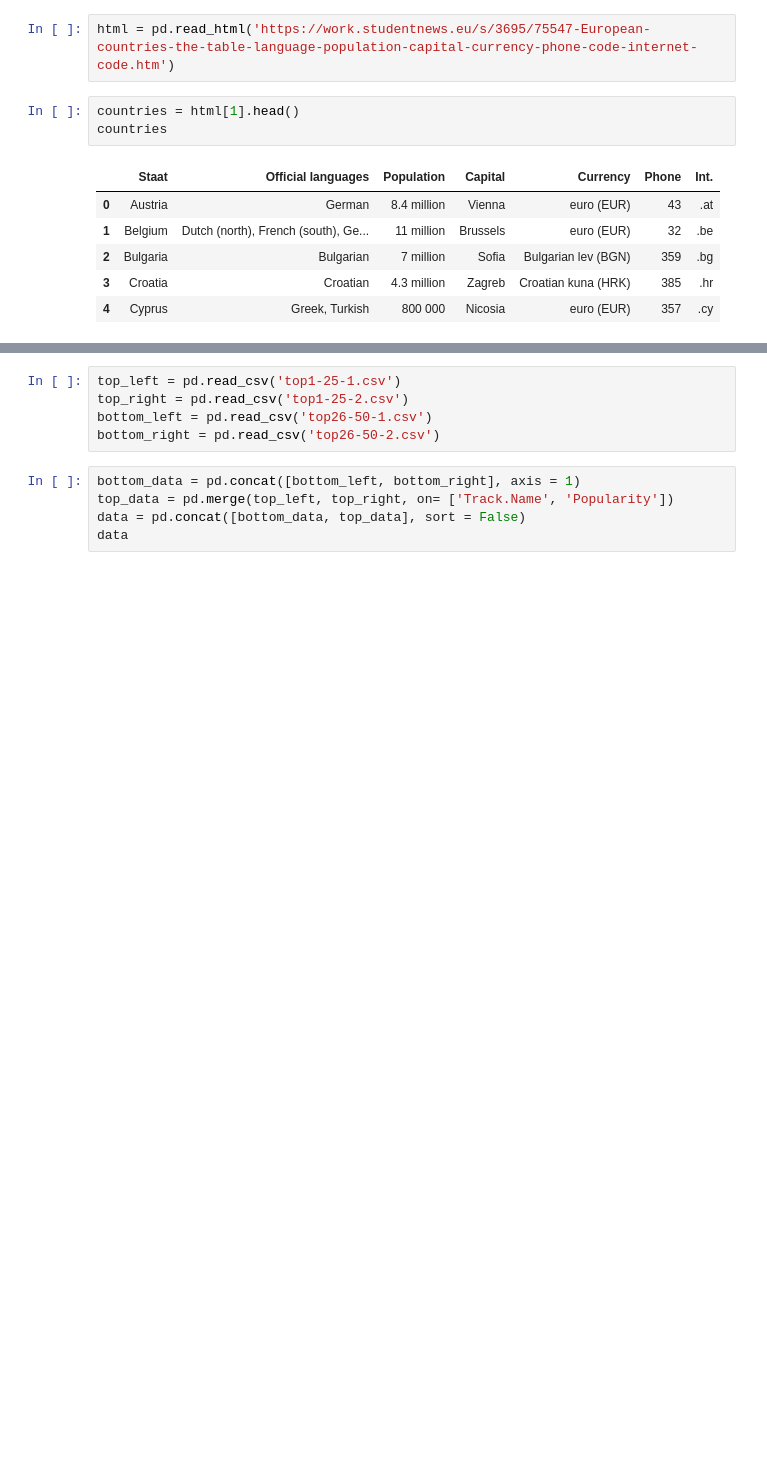
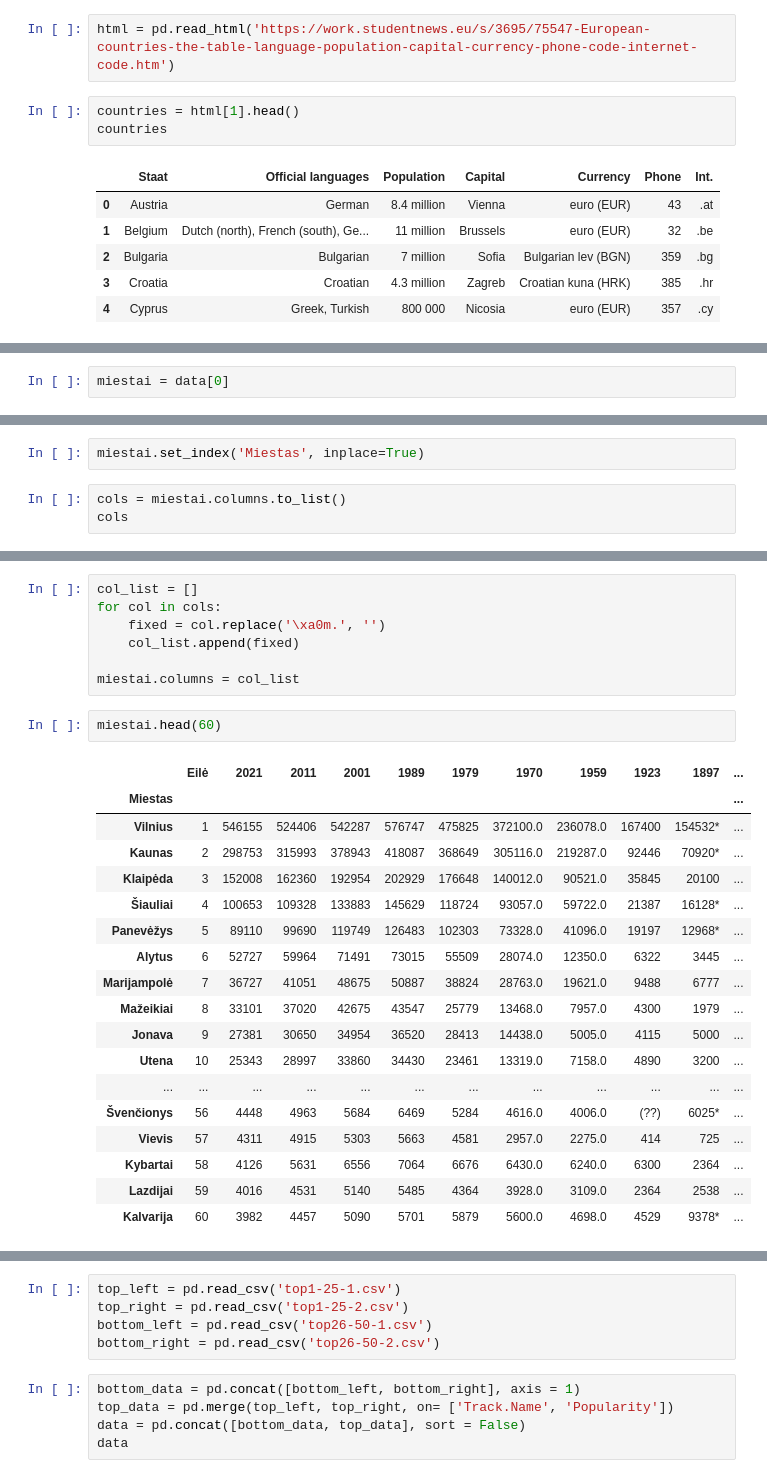
Before and after one commit to ElieAssaf33/course-python-basic, a Jupyter notebook: My Stuff/pandas_uzduotys.ipynb, the cells around one changed output, grey strips where cells are left out. Saved outputs shown, nothing was run; the diff lists cells and outputs as text; blank space fills up the shorter version.

```diff
--- a/My Stuff/pandas_uzduotys.ipynb
+++ b/My Stuff/pandas_uzduotys.ipynb
@@ -21,0 +111,2 @@ ModuleNotFoundError: No module named 'openpyxl'
+# %%
+miestai = data[0]
@@ -21,0 +144,5 @@ ModuleNotFoundError: No module named 'openpyxl'
+# %%
+miestai.set_index('Miestas', inplace=True)
+# %%
+cols = miestai.columns.to_list()
+cols
@@ -21,0 +161,28 @@ ModuleNotFoundError: No module named 'openpyxl'
+# %%
+col_list = []
+for col in cols:
+    fixed = col.replace('\xa0m.', '')
+    col_list.append(fixed)
+
+miestai.columns = col_list
+# %%
+miestai.head(60)
+# %% [output]
+|  | Eilė | 2021 | 2011 | 2001 | 1989 | 1979 | 1970 | 1959 | 1923 | 1897 | ... |
+| Miestas |  |  |  |  |  |  |  |  |  |  | ... |
+| Vilnius | 1 | 546155 | 524406 | 542287 | 576747 | 475825 | 372100.0 | 236078.0 | 167400 | 154532* | ... |
+| Kaunas | 2 | 298753 | 315993 | 378943 | 418087 | 368649 | 305116.0 | 219287.0 | 92446 | 70920* | ... |
+| Klaipėda | 3 | 152008 | 162360 | 192954 | 202929 | 176648 | 140012.0 | 90521.0 | 35845 | 20100 | ... |
+| Šiauliai | 4 | 100653 | 109328 | 133883 | 145629 | 118724 | 93057.0 | 59722.0 | 21387 | 16128* | ... |
+| Panevėžys | 5 | 89110 | 99690 | 119749 | 126483 | 102303 | 73328.0 | 41096.0 | 19197 | 12968* | ... |
+| Alytus | 6 | 52727 | 59964 | 71491 | 73015 | 55509 | 28074.0 | 12350.0 | 6322 | 3445 | ... |
+| Marijampolė | 7 | 36727 | 41051 | 48675 | 50887 | 38824 | 28763.0 | 19621.0 | 9488 | 6777 | ... |
+| Mažeikiai | 8 | 33101 | 37020 | 42675 | 43547 | 25779 | 13468.0 | 7957.0 | 4300 | 1979 | ... |
+| Jonava | 9 | 27381 | 30650 | 34954 | 36520 | 28413 | 14438.0 | 5005.0 | 4115 | 5000 | ... |
+| Utena | 10 | 25343 | 28997 | 33860 | 34430 | 23461 | 13319.0 | 7158.0 | 4890 | 3200 | ... |
+| ... | ... | ... | ... | ... | ... | ... | ... | ... | ... | ... | ... |
+| Švenčionys | 56 | 4448 | 4963 | 5684 | 6469 | 5284 | 4616.0 | 4006.0 | (??) | 6025* | ... |
+| Vievis | 57 | 4311 | 4915 | 5303 | 5663 | 4581 | 2957.0 | 2275.0 | 414 | 725 | ... |
+| Kybartai | 58 | 4126 | 5631 | 6556 | 7064 | 6676 | 6430.0 | 6240.0 | 6300 | 2364 | ... |
+| Lazdijai | 59 | 4016 | 4531 | 5140 | 5485 | 4364 | 3928.0 | 3109.0 | 2364 | 2538 | ... |
+| Kalvarija | 60 | 3982 | 4457 | 5090 | 5701 | 5879 | 5600.0 | 4698.0 | 4529 | 9378* | ... |
```
Also changed, not shown: parts of 28 cells of this notebook, 4 other files.
